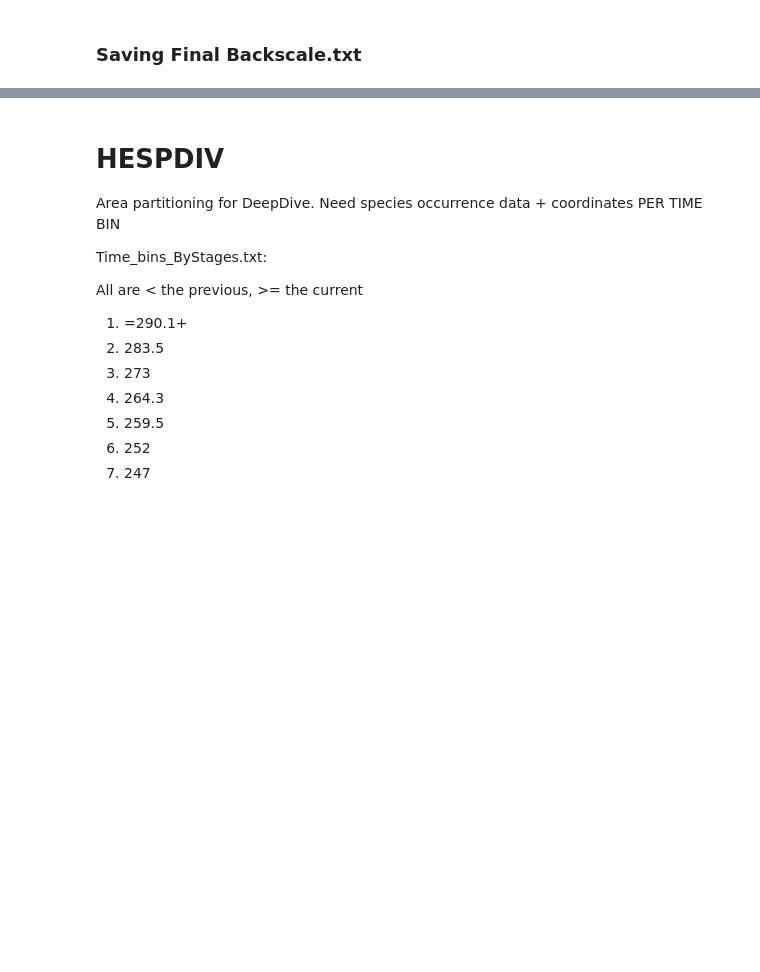
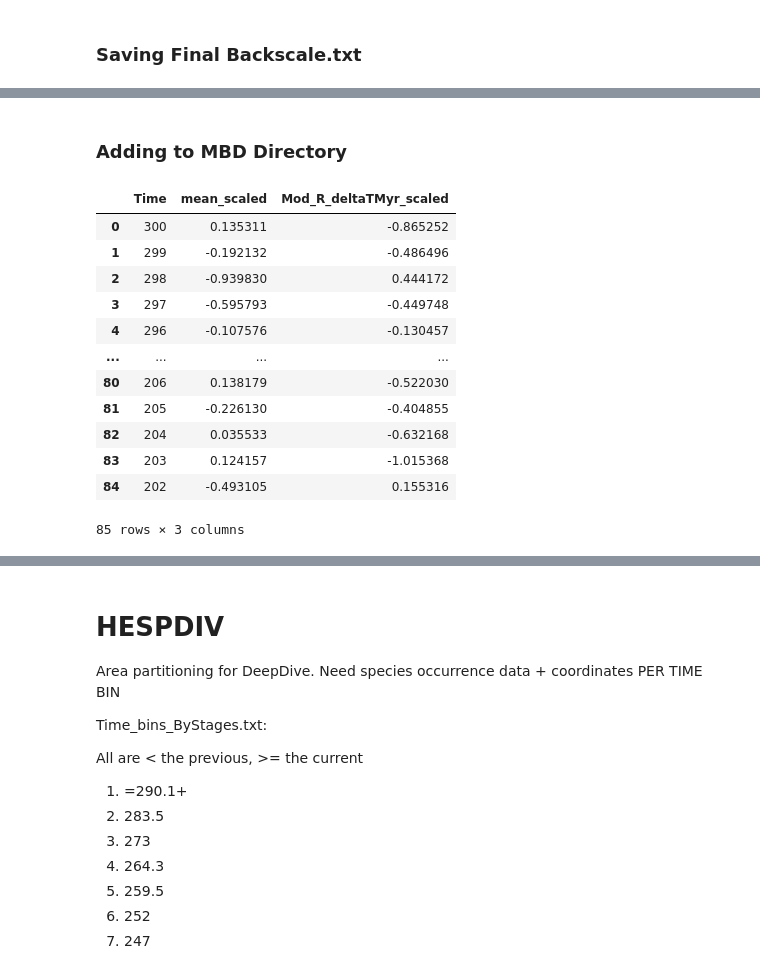
Before and after one commit to shelleylwang/pt_diversity_rates, a Jupyter notebook: data/eda.ipynb, the cells around one changed output, grey strips where cells are left out. Saved outputs shown, nothing was run; the diff lists cells and outputs as text; code cells hidden in the pictures; blank space fills up the shorter version.

```diff
--- a/data/eda.ipynb
+++ b/data/eda.ipynb
@@ -3989,3 +3973,24 @@ tem_backscale
 rep_backscale.to_csv('reptilia_processed_data/reptilia_backscale.txt', sep='\t', index=False)
 syn_backscale.to_csv('synapsida_processed_data/synapsida_backscale.txt', sep='\t', index=False)
 tem_backscale.to_csv('temnospondyli_processed_data/temnospondyli_backscale.txt', sep='\t', index=False)
+# %% [markdown]
+### Adding to MBD Directory
+# %%
+myr_temp_scaled = pd.read_csv('1myr_temp_scaled.txt', sep='\t')
+mean_temp = myr_temp_scaled[['Time', 'mean_scaled']]
+Mod = myr_temp_scaled[['Time', 'Mod_R_deltaTMyr_scaled']]
+myr_temp_scaled
+# %% [output]
+|  | Time | mean_scaled | Mod_R_deltaTMyr_scaled |
+| 0 | 300 | 0.135311 | -0.865252 |
+| 1 | 299 | -0.192132 | -0.486496 |
+| 2 | 298 | -0.939830 | 0.444172 |
+| 3 | 297 | -0.595793 | -0.449748 |
+| 4 | 296 | -0.107576 | -0.130457 |
+| ... | ... | ... | ... |
+| 80 | 206 | 0.138179 | -0.522030 |
+| 81 | 205 | -0.226130 | -0.404855 |
+| 82 | 204 | 0.035533 | -0.632168 |
+| 83 | 203 | 0.124157 | -1.015368 |
+| 84 | 202 | -0.493105 | 0.155316 |
+85 rows × 3 columns
```
Also changed, not shown: parts of 19 cells of this notebook, 31 other files.
